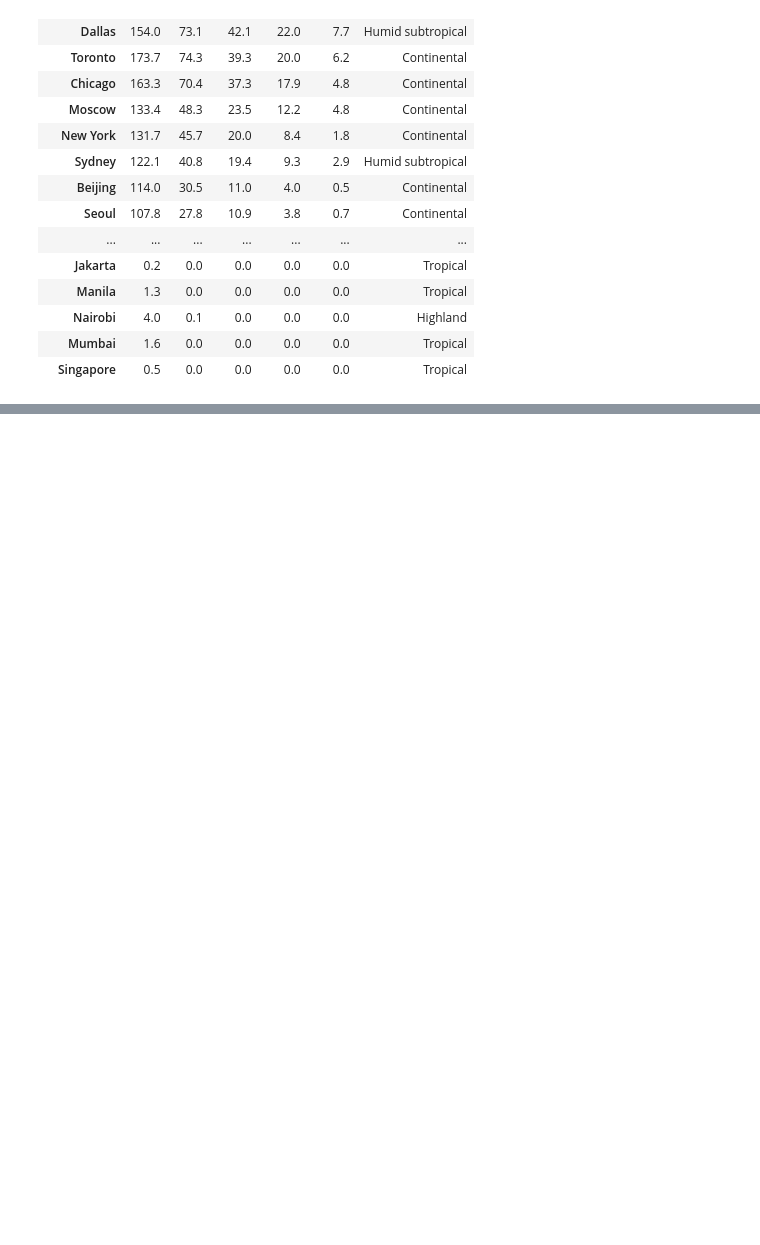
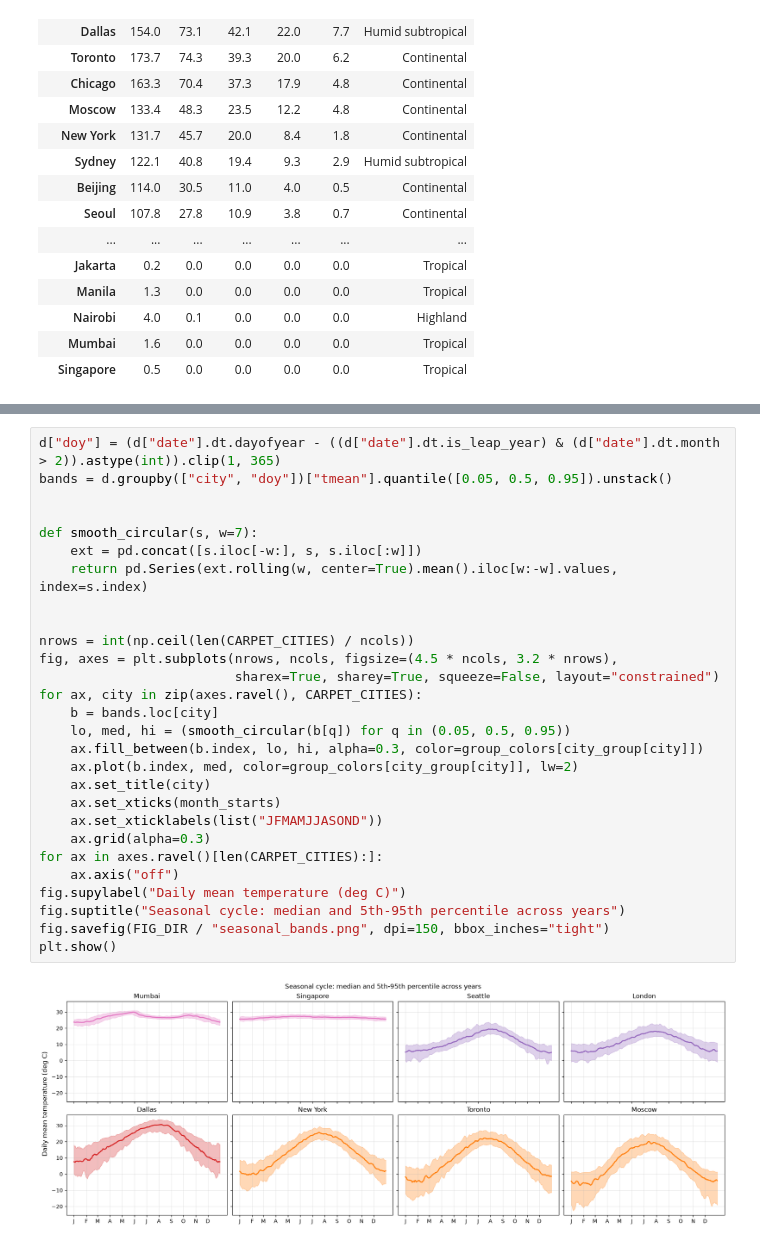
Before and after one commit to ninadparab/weather-temperature, a Jupyter notebook: weather_variability.ipynb, the cells around one changed output, grey strips where cells are left out. Drawn from its saved outputs; the diff is of its cells as text; blank space fills up the shorter version.

```diff
--- a/weather_variability.ipynb
+++ b/weather_variability.ipynb
@@ -458,0 +597,30 @@ Cities with zero big-swing days per year:
+# %%
+d["doy"] = (d["date"].dt.dayofyear - ((d["date"].dt.is_leap_year) & (d["date"].dt.month > 2)).astype(int)).clip(1, 365)
+bands = d.groupby(["city", "doy"])["tmean"].quantile([0.05, 0.5, 0.95]).unstack()
+
+
+def smooth_circular(s, w=7):
+    ext = pd.concat([s.iloc[-w:], s, s.iloc[:w]])
+    return pd.Series(ext.rolling(w, center=True).mean().iloc[w:-w].values, index=s.index)
+
+
+nrows = int(np.ceil(len(CARPET_CITIES) / ncols))
+fig, axes = plt.subplots(nrows, ncols, figsize=(4.5 * ncols, 3.2 * nrows),
+                         sharex=True, sharey=True, squeeze=False, layout="constrained")
+for ax, city in zip(axes.ravel(), CARPET_CITIES):
+    b = bands.loc[city]
+    lo, med, hi = (smooth_circular(b[q]) for q in (0.05, 0.5, 0.95))
+    ax.fill_between(b.index, lo, hi, alpha=0.3, color=group_colors[city_group[city]])
+    ax.plot(b.index, med, color=group_colors[city_group[city]], lw=2)
+    ax.set_title(city)
+    ax.set_xticks(month_starts)
+    ax.set_xticklabels(list("JFMAMJJASOND"))
+    ax.grid(alpha=0.3)
+for ax in axes.ravel()[len(CARPET_CITIES):]:
+    ax.axis("off")
+fig.supylabel("Daily mean temperature (deg C)")
+fig.suptitle("Seasonal cycle: median and 5th-95th percentile across years")
+fig.savefig(FIG_DIR / "seasonal_bands.png", dpi=150, bbox_inches="tight")
+plt.show()
+# %% [output]
+[figure, added]
```
Also changed, not shown: parts of 28 cells of this notebook, 10 other files.
